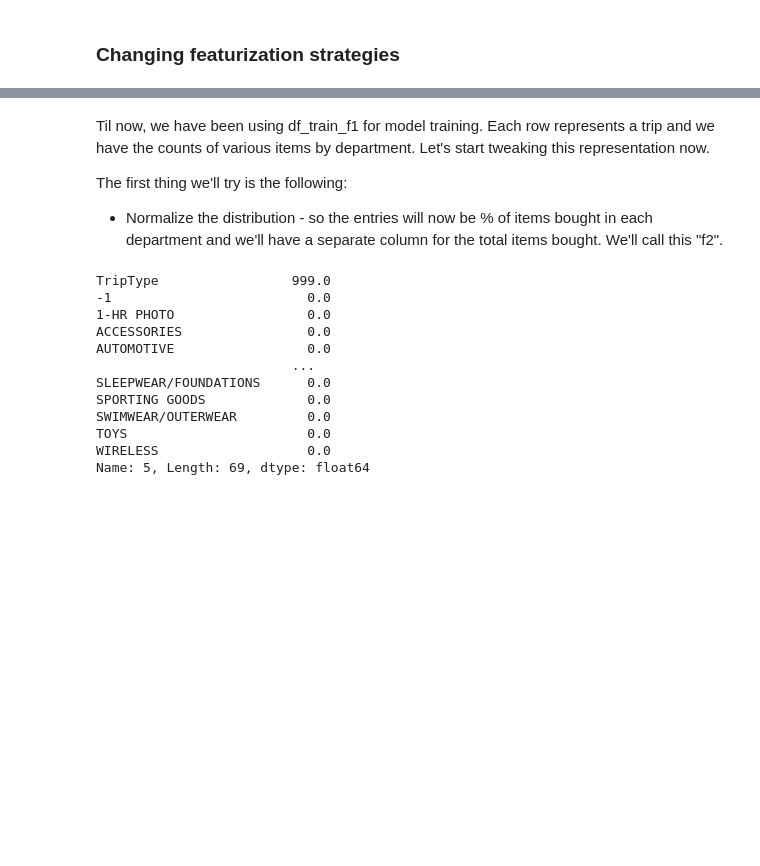
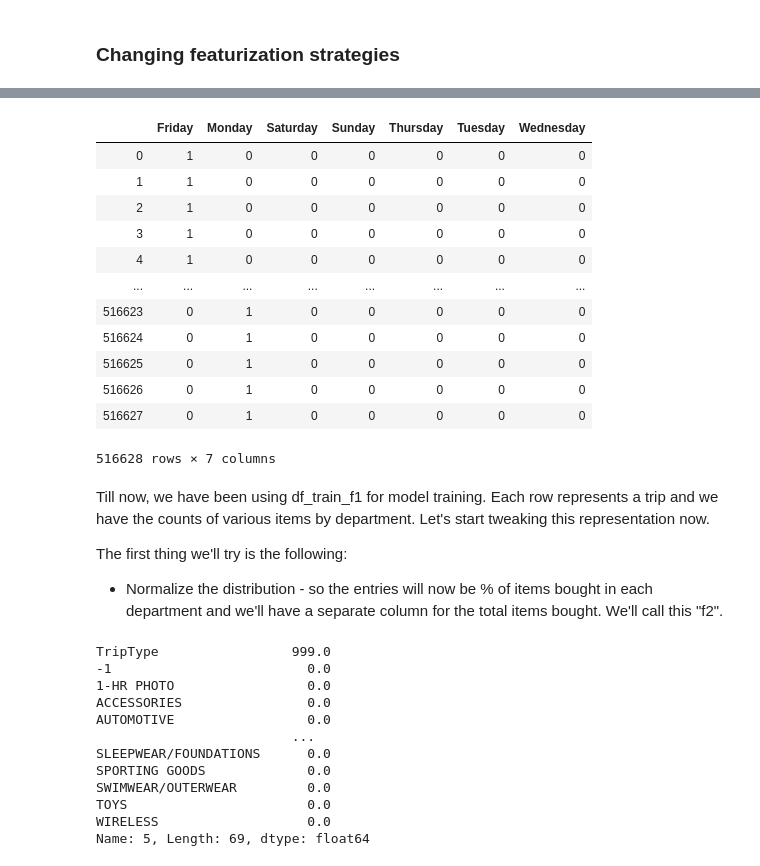
Before and after one commit to TreeinRandomForest/BrnoMLWorkshop2019, a Jupyter notebook: BrnoTeaching2019/notebooks/Day 2 - Linear Models.ipynb, the cells around one changed output, grey strips where cells are left out. Saved outputs shown, nothing was run; the diff lists cells and outputs as text; code cells hidden in the pictures; blank space fills up the shorter version.

```diff
--- a/BrnoTeaching2019/notebooks/Day 2 - Linear Models.ipynb
+++ b/BrnoTeaching2019/notebooks/Day 2 - Linear Models.ipynb
@@ -973,5 +1074,21 @@ As expected, directly optimizing the multinomial loss results in a significantly
+# %%
+pd.get_dummies(df_train['Weekday'])
+# %% [output]
+|  | Friday | Monday | Saturday | Sunday | Thursday | Tuesday | Wednesday |
+| 0 | 1 | 0 | 0 | 0 | 0 | 0 | 0 |
+| 1 | 1 | 0 | 0 | 0 | 0 | 0 | 0 |
+| 2 | 1 | 0 | 0 | 0 | 0 | 0 | 0 |
+| 3 | 1 | 0 | 0 | 0 | 0 | 0 | 0 |
+| 4 | 1 | 0 | 0 | 0 | 0 | 0 | 0 |
+| ... | ... | ... | ... | ... | ... | ... | ... |
+| 516623 | 0 | 1 | 0 | 0 | 0 | 0 | 0 |
+| 516624 | 0 | 1 | 0 | 0 | 0 | 0 | 0 |
+| 516625 | 0 | 1 | 0 | 0 | 0 | 0 | 0 |
+| 516626 | 0 | 1 | 0 | 0 | 0 | 0 | 0 |
+| 516627 | 0 | 1 | 0 | 0 | 0 | 0 | 0 |
+516628 rows × 7 columns
 # %% [markdown]
-Til now, we have been using df_train_f1 for model training. Each row represents a trip and we have the counts of various items by department. Let's start tweaking this representation now.
+Till now, we have been using df_train_f1 for model training. Each row represents a trip and we have the counts of various items by department. Let's start tweaking this representation now.
 
 The first thing we'll try is the following:
 
```
Also changed, not shown: parts of 55 cells of this notebook, 2 other files.
